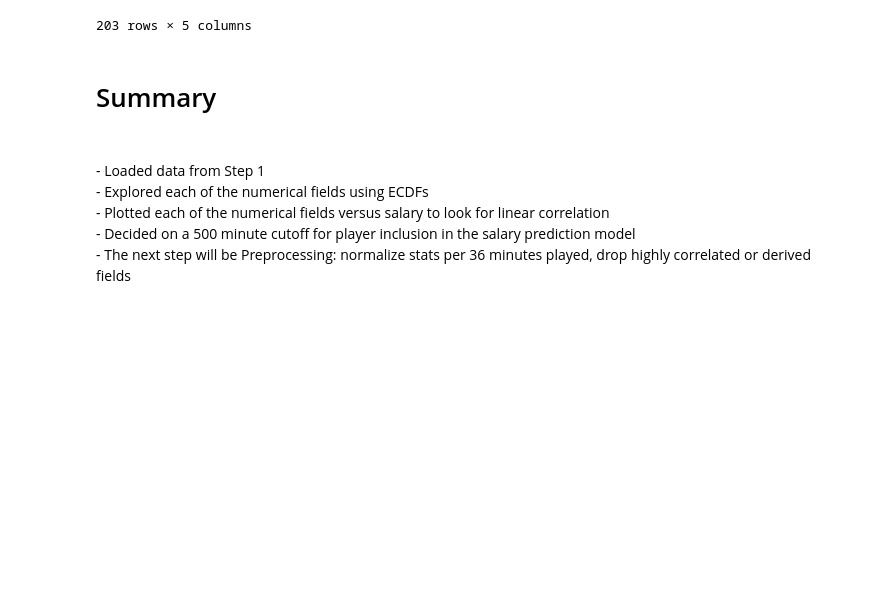
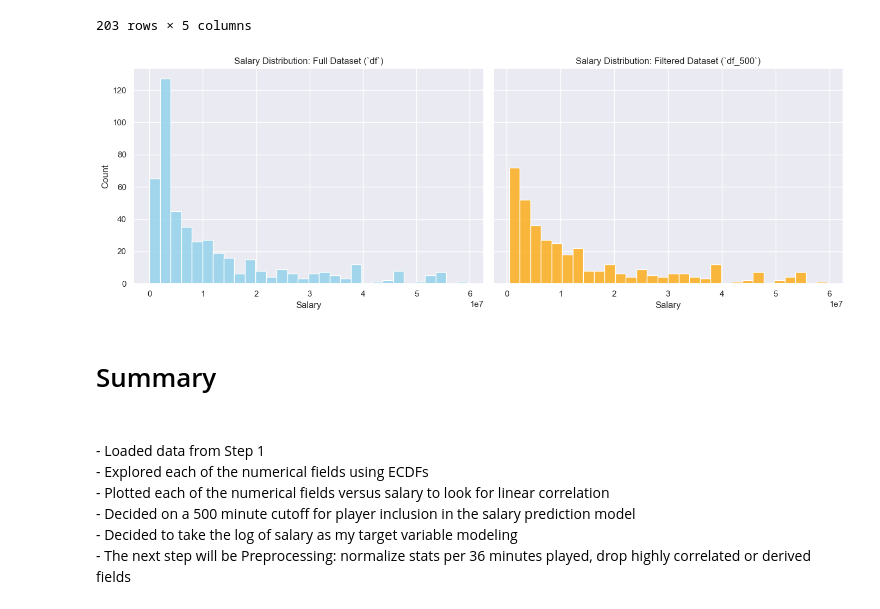
Before and after one commit to NiceCode123/Springboard, a Jupyter notebook: Capstone3/Notebooks/NBA-2-eda.ipynb, the cells around one changed output. Saved outputs shown, nothing was run; the diff lists cells and outputs as text; code cells hidden in the pictures; blank space fills up the shorter version.

Commit message:
NBA Salary - steps 3 and 4
Step 3 (preprocessing) and 4 (modeling)

```diff
--- a/Capstone3/Notebooks/NBA-2-eda.ipynb
+++ b/Capstone3/Notebooks/NBA-2-eda.ipynb
@@ -235,4 +237,23 @@ df[ df['min']<500 ][['player','team','min','gp','pts']].sort_values(by='pts', as
 # Based on the charts and summary statistics, 500 minutes seems like a reasonable cutoff to include players. This would eliminate 203 players (35%) of the dataset.
 # This may be a parameter to adjust if my model results are not satisfactory.
 # %%
-df = df[ df['min']>=500 ]
+df_500 = df[ df['min']>=500 ].copy()
+# %%
+# Create side-by-side subplots sharing the same y-axis for easy comparison
+fig, axes = plt.subplots(1, 2, figsize=(14, 5), sharey=True)
+
+# Full Dataset (df)
+sns.histplot(df["salary"], ax=axes[0], color="skyblue", bins=30)
+axes[0].set_title("Salary Distribution: Full Dataset (`df`)")
+axes[0].set_xlabel("Salary")
+axes[0].set_ylabel("Count")
+
+# Filtered Dataset (df_500)
+sns.histplot(df_500["salary"], ax=axes[1], color="orange", bins=30)
+axes[1].set_title("Salary Distribution: Filtered Dataset (`df_500`)")
+axes[1].set_xlabel("Salary")
+
+plt.tight_layout()
+plt.show()
+# %% [output]
+[figure, added]
@@ -247,4 +273,5 @@ df.to_csv(filepath, index=False)
 <br> - Explored each of the numerical fields using ECDFs
 <br> - Plotted each of the numerical fields versus salary to look for linear correlation
 <br> - Decided on a 500 minute cutoff for player inclusion in the salary prediction model
+<br> - Decided to take the log of salary as my target variable modeling
 <br> - The next step will be Preprocessing: normalize stats per 36 minutes played, drop highly correlated or derived fields
```
Also changed, not shown: parts of 3 cells of this notebook, 7 other files.
